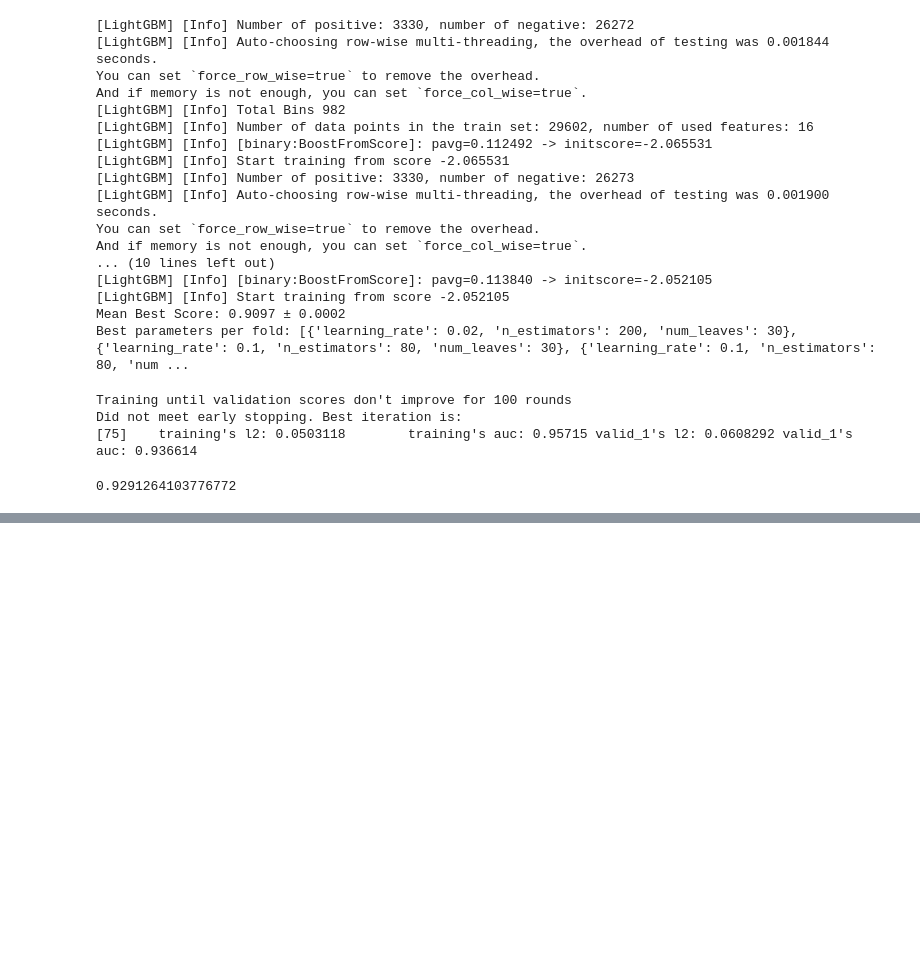
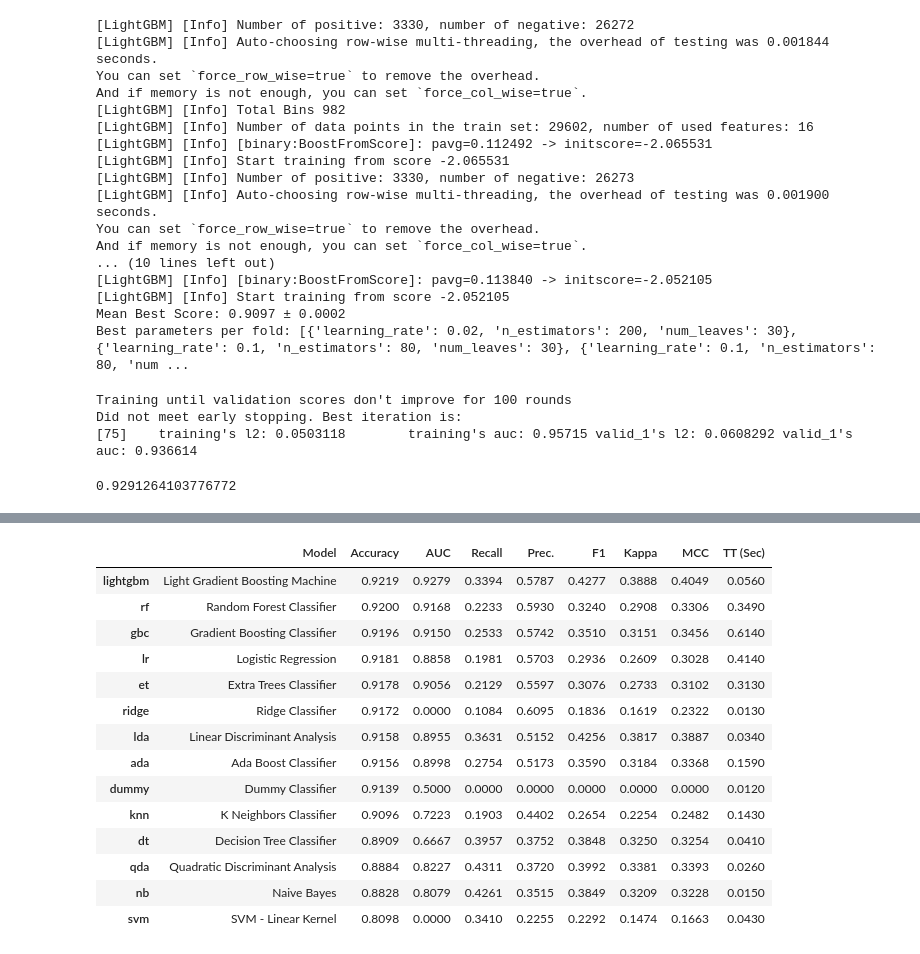
Before and after one commit to WilsonHEgc/527_team_mission_implausible, a Jupyter notebook: 527_final_beforecv.ipynb, the cells around one changed output, grey strips where cells are left out. Drawn from its saved outputs; the diff is of its cells as text; code cells hidden in the pictures; blank space fills up the shorter version.

```diff
--- a/527_final_beforecv.ipynb
+++ b/527_final_beforecv.ipynb
@@ -1391,0 +1634,3 @@ mean_best_score, std_best_score, best_params
+# %%
+best_model6 = compare_models()
+# %% [output]
@@ -1391,0 +1638,15 @@ mean_best_score, std_best_score, best_params
+|  | Model | Accuracy | AUC | Recall | Prec. | F1 | Kappa | MCC | TT (Sec) |
+| lightgbm | Light Gradient Boosting Machine | 0.9219 | 0.9279 | 0.3394 | 0.5787 | 0.4277 | 0.3888 | 0.4049 | 0.0560 |
+| rf | Random Forest Classifier | 0.9200 | 0.9168 | 0.2233 | 0.5930 | 0.3240 | 0.2908 | 0.3306 | 0.3490 |
+| gbc | Gradient Boosting Classifier | 0.9196 | 0.9150 | 0.2533 | 0.5742 | 0.3510 | 0.3151 | 0.3456 | 0.6140 |
+| lr | Logistic Regression | 0.9181 | 0.8858 | 0.1981 | 0.5703 | 0.2936 | 0.2609 | 0.3028 | 0.4140 |
+| et | Extra Trees Classifier | 0.9178 | 0.9056 | 0.2129 | 0.5597 | 0.3076 | 0.2733 | 0.3102 | 0.3130 |
+| ridge | Ridge Classifier | 0.9172 | 0.0000 | 0.1084 | 0.6095 | 0.1836 | 0.1619 | 0.2322 | 0.0130 |
+| lda | Linear Discriminant Analysis | 0.9158 | 0.8955 | 0.3631 | 0.5152 | 0.4256 | 0.3817 | 0.3887 | 0.0340 |
+| ada | Ada Boost Classifier | 0.9156 | 0.8998 | 0.2754 | 0.5173 | 0.3590 | 0.3184 | 0.3368 | 0.1590 |
+| dummy | Dummy Classifier | 0.9139 | 0.5000 | 0.0000 | 0.0000 | 0.0000 | 0.0000 | 0.0000 | 0.0120 |
+| knn | K Neighbors Classifier | 0.9096 | 0.7223 | 0.1903 | 0.4402 | 0.2654 | 0.2254 | 0.2482 | 0.1430 |
+| dt | Decision Tree Classifier | 0.8909 | 0.6667 | 0.3957 | 0.3752 | 0.3848 | 0.3250 | 0.3254 | 0.0410 |
+| qda | Quadratic Discriminant Analysis | 0.8884 | 0.8227 | 0.4311 | 0.3720 | 0.3992 | 0.3381 | 0.3393 | 0.0260 |
+| nb | Naive Bayes | 0.8828 | 0.8079 | 0.4261 | 0.3515 | 0.3849 | 0.3209 | 0.3228 | 0.0150 |
+| svm | SVM - Linear Kernel | 0.8098 | 0.0000 | 0.3410 | 0.2255 | 0.2292 | 0.1474 | 0.1663 | 0.0430 |
```
Also changed, not shown: parts of 128 cells of this notebook, 1 other file.
